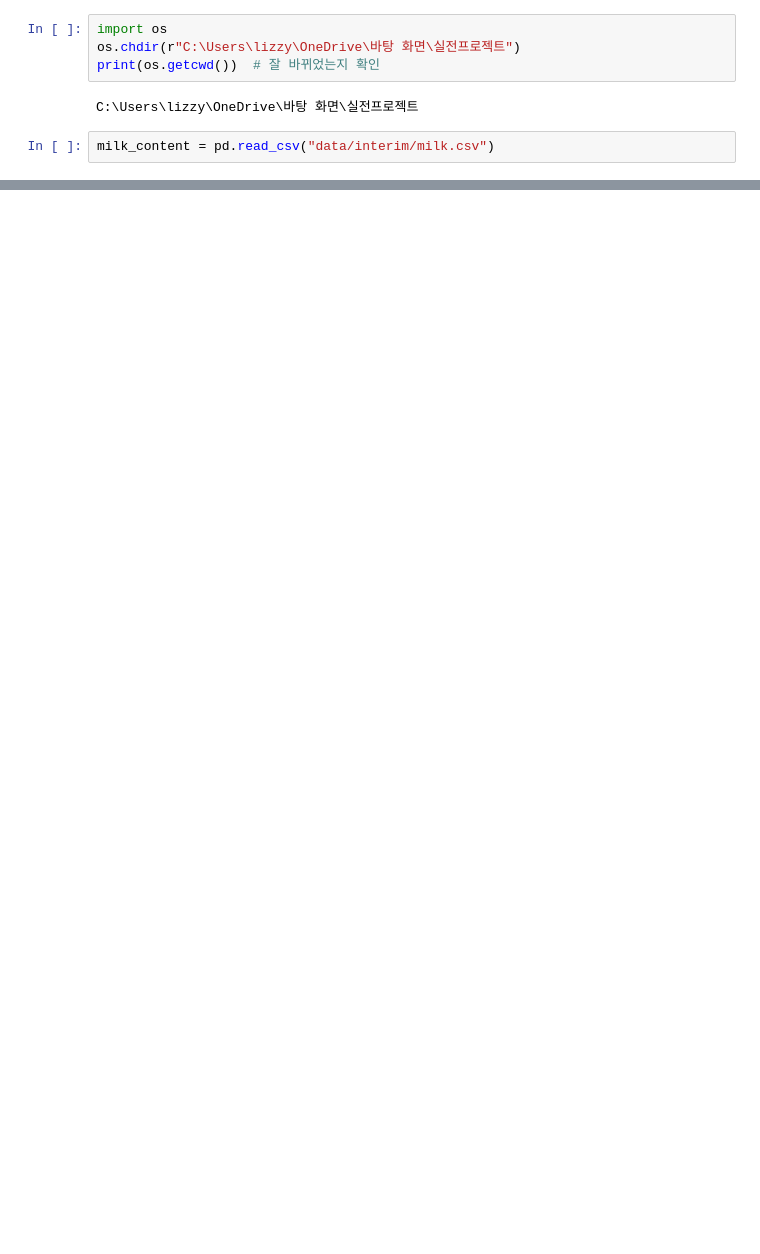
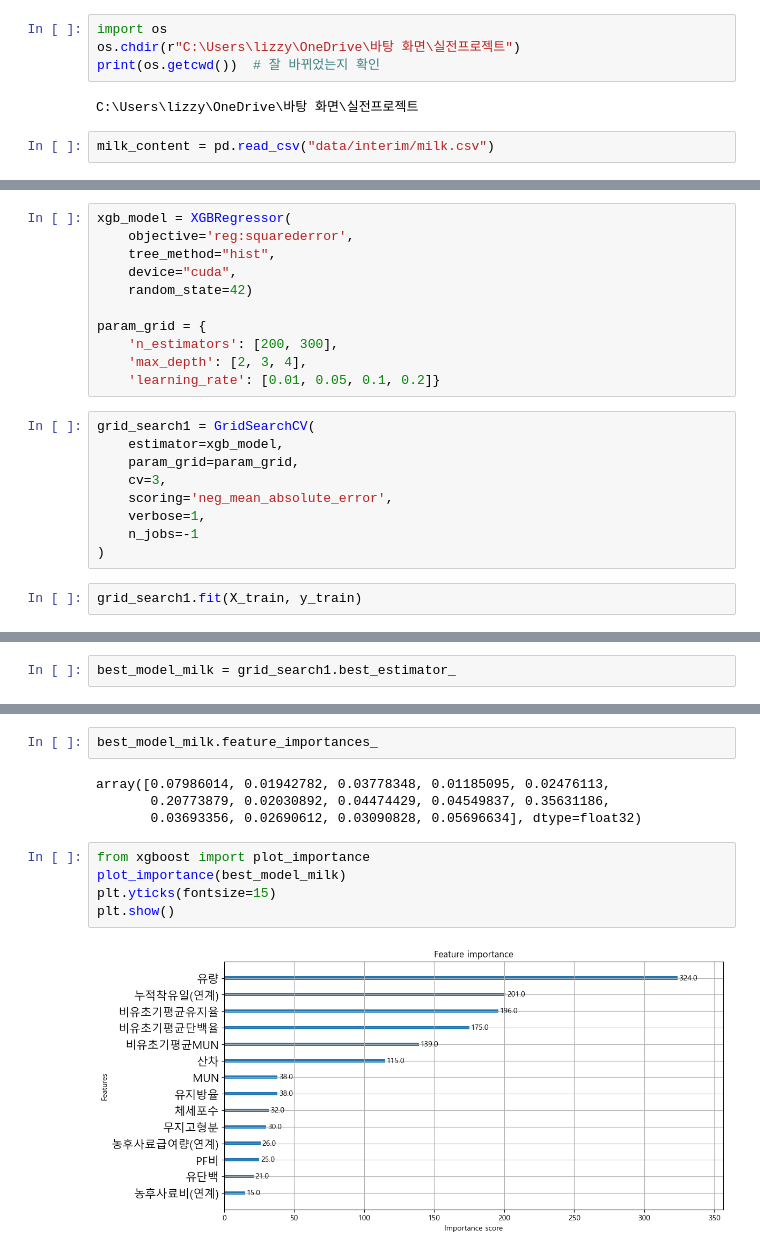
Before and after one commit to cye2020/Smart-Farm-Growth-Analytics, a Jupyter notebook: code/models/20251105_ML전처리_yyw.ipynb, the cells around one changed output, grey strips where cells are left out. Saved outputs shown, nothing was run; the diff lists cells and outputs as text; blank space fills up the shorter version.

```diff
--- a/code/models/20251105_ML전처리_yyw.ipynb
+++ b/code/models/20251105_ML전처리_yyw.ipynb
@@ -152,0 +319,22 @@ df_milk_total.to_csv("regression_dataset.csv", index=False)
+# %%
+xgb_model = XGBRegressor(
+    objective='reg:squarederror',
+    tree_method="hist",
+    device="cuda",
+    random_state=42)
+
+param_grid = {
+    'n_estimators': [200, 300],
+    'max_depth': [2, 3, 4],
+    'learning_rate': [0.01, 0.05, 0.1, 0.2]}
+# %%
+grid_search1 = GridSearchCV(
+    estimator=xgb_model,
+    param_grid=param_grid,
+    cv=3,
+    scoring='neg_mean_absolute_error',
+    verbose=1,
+    n_jobs=-1
+)
+# %%
+grid_search1.fit(X_train, y_train)
@@ -152,0 +366,2 @@ df_milk_total.to_csv("regression_dataset.csv", index=False)
+# %%
+best_model_milk = grid_search1.best_estimator_
@@ -152,0 +378,13 @@ df_milk_total.to_csv("regression_dataset.csv", index=False)
+# %%
+best_model_milk.feature_importances_
+# %% [output]
+array([0.07986014, 0.01942782, 0.03778348, 0.01185095, 0.02476113,
+       0.20773879, 0.02030892, 0.04474429, 0.04549837, 0.35631186,
+       0.03693356, 0.02690612, 0.03090828, 0.05696634], dtype=float32)
+# %%
+from xgboost import plot_importance
+plot_importance(best_model_milk)
+plt.yticks(fontsize=15)
+plt.show()
+# %% [output]
+[figure, added]
```
Also changed, not shown: parts of 37 cells of this notebook, 2 other files.
